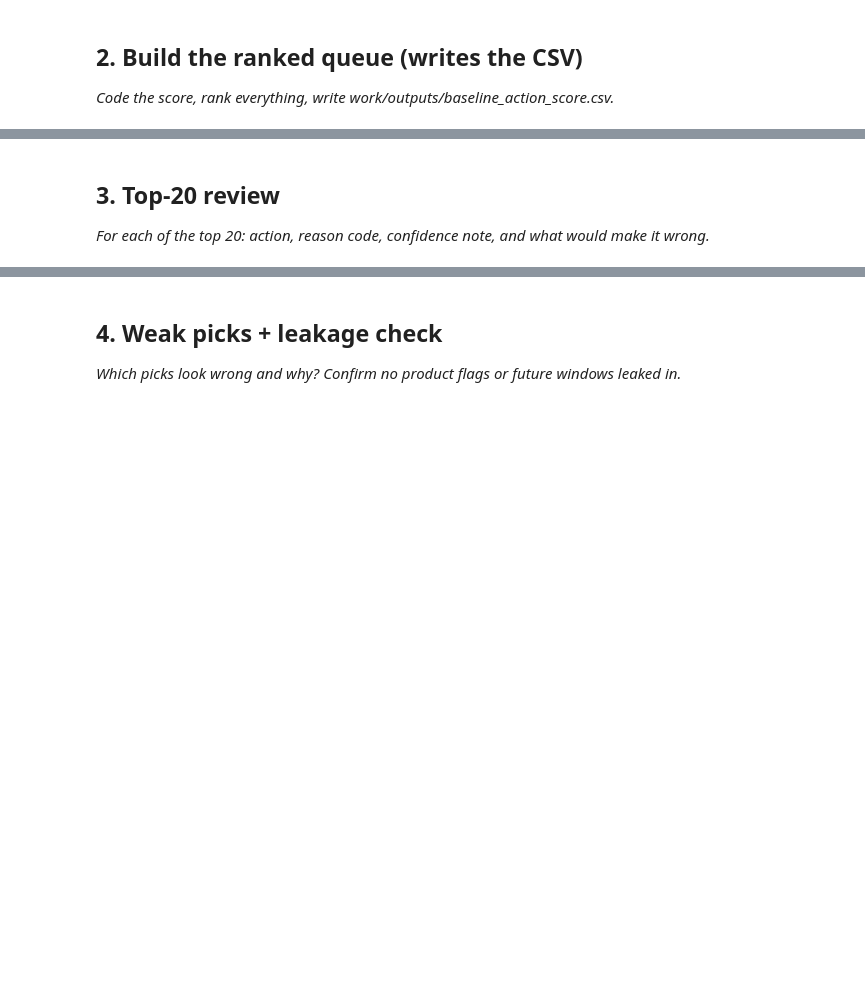
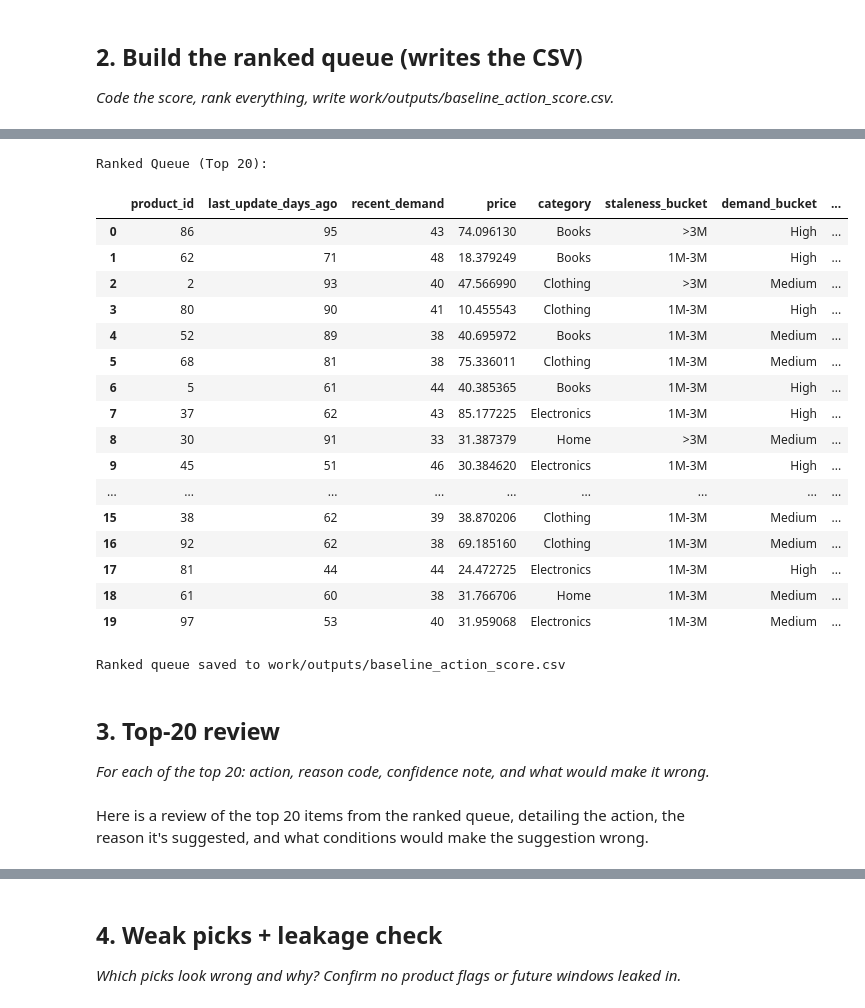
Before and after one commit to mukeshboolani786/flyrank-internship-ml, a Jupyter notebook: work/notebooks/w04_baseline_score.ipynb, the cells around one changed output, grey strips where cells are left out. Drawn from its saved outputs; the diff is of its cells as text; code cells hidden in the pictures; blank space fills up the shorter version.

```diff
--- a/work/notebooks/w04_baseline_score.ipynb
+++ b/work/notebooks/w04_baseline_score.ipynb
@@ -20,10 +101,82 @@ This skeleton is yours to fill. Work the sections **in order** — each one has
 # %%
 # This cell is for CODE (numbers, a query, a check).
 # Write your text answer in the cell ABOVE this one — typing sentences here breaks Run All.
+# %%
+def apply_rule(row):
+    # Calculate a score based on staleness and demand. Higher score = more relevant for action.
+    # Inverse demand for scoring: higher demand should contribute positively to the score if we want to act on popular stale items.
+    # Let's adjust the scoring to reflect the rule: prioritize stale but still demanded products.
+    # A higher 'last_update_days_ago' (staleness) and higher 'recent_demand' contribute to a higher score.
+    score = (row['last_update_days_ago'] * 0.5) + (row['recent_demand'] * 1.5)
+
+    action = 'no_action'
+    reason_code = 'none'
+
+    if row['last_update_days_ago'] >= 30: # Stale if not updated for at least 30 days
+        if row['recent_demand'] >= 25: # High demand for a stale product
+            action = 'refresh_product'
+            reason_code = 'STALE_HIGH_DEMAND'
+            score += 50 # Boost score for this combination
+        elif row['recent_demand'] >= 10: # Medium demand for a stale product
+            action = 'refresh_product'
+            reason_code = 'STALE_MEDIUM_DEMAND'
+            score += 25
+        else: # Low demand for a stale product
+            action = 'consider_archive'
+            reason_code = 'STALE_LOW_DEMAND'
+    else: # Fresh product
+        if row['recent_demand'] >= 25:
+            action = 'promote_product'
+            reason_code = 'FRESH_HIGH_DEMAND'
+        else:
+            action = 'monitor_product'
+            reason_code = 'FRESH_LOW_DEMAND'
+            score -= 10 # Slightly reduce score for fresh low demand
+
+    return pd.Series([score, action, reason_code])
+
+# Apply the rule to create new columns
+df[['score', 'action_label', 'reason_code']] = df.apply(apply_rule, axis=1)
+
+# Rank the products by score in descending order
+ranked_queue = df.sort_values(by='score', ascending=False).reset_index(drop=True)
+
+# Display the top 20 ranked items
+print("Ranked Queue (Top 20):")
+display(ranked_queue.head(20))
+
+# Save the ranked queue to a CSV file
+output_dir = 'work/outputs'
+os.makedirs(output_dir, exist_ok=True)
+output_path = os.path.join(output_dir, 'baseline_action_score.csv')
+ranked_queue.to_csv(output_path, index=False)
+print(f"\nRanked queue saved to {output_path}")
+# %% [output]
+Ranked Queue (Top 20):
+|  | product_id | last_update_days_ago | recent_demand | price | category | staleness_bucket | demand_bucket | ... |
+| 0 | 86 | 95 | 43 | 74.096130 | Books | >3M | High | ... |
+| 1 | 62 | 71 | 48 | 18.379249 | Books | 1M-3M | High | ... |
+| 2 | 2 | 93 | 40 | 47.566990 | Clothing | >3M | Medium | ... |
+| 3 | 80 | 90 | 41 | 10.455543 | Clothing | 1M-3M | High | ... |
+| 4 | 52 | 89 | 38 | 40.695972 | Books | 1M-3M | Medium | ... |
+| 5 | 68 | 81 | 38 | 75.336011 | Clothing | 1M-3M | Medium | ... |
+| 6 | 5 | 61 | 44 | 40.385365 | Books | 1M-3M | High | ... |
+| 7 | 37 | 62 | 43 | 85.177225 | Electronics | 1M-3M | High | ... |
+| 8 | 30 | 91 | 33 | 31.387379 | Home | >3M | Medium | ... |
+| 9 | 45 | 51 | 46 | 30.384620 | Electronics | 1M-3M | High | ... |
+| ... | ... | ... | ... | ... | ... | ... | ... | ... |
+| 15 | 38 | 62 | 39 | 38.870206 | Clothing | 1M-3M | Medium | ... |
+| 16 | 92 | 62 | 38 | 69.185160 | Clothing | 1M-3M | Medium | ... |
+| 17 | 81 | 44 | 44 | 24.472725 | Electronics | 1M-3M | High | ... |
+| 18 | 61 | 60 | 38 | 31.766706 | Home | 1M-3M | Medium | ... |
+| 19 | 97 | 53 | 40 | 31.959068 | Electronics | 1M-3M | Medium | ... |
+Ranked queue saved to work/outputs/baseline_action_score.csv
 # %% [markdown]
 ## 3. Top-20 review
 
 *For each of the top 20: action, reason code, confidence note, and what would make it wrong.*
+# %% [markdown]
+Here is a review of the top 20 items from the ranked queue, detailing the action, the reason it's suggested, and what conditions would make the suggestion wrong.
 # %%
 # This cell is for CODE (numbers, a query, a check).
 # Write your text answer in the cell ABOVE this one — typing sentences here breaks Run All.
```
Also changed, not shown: parts of 7 cells of this notebook.
